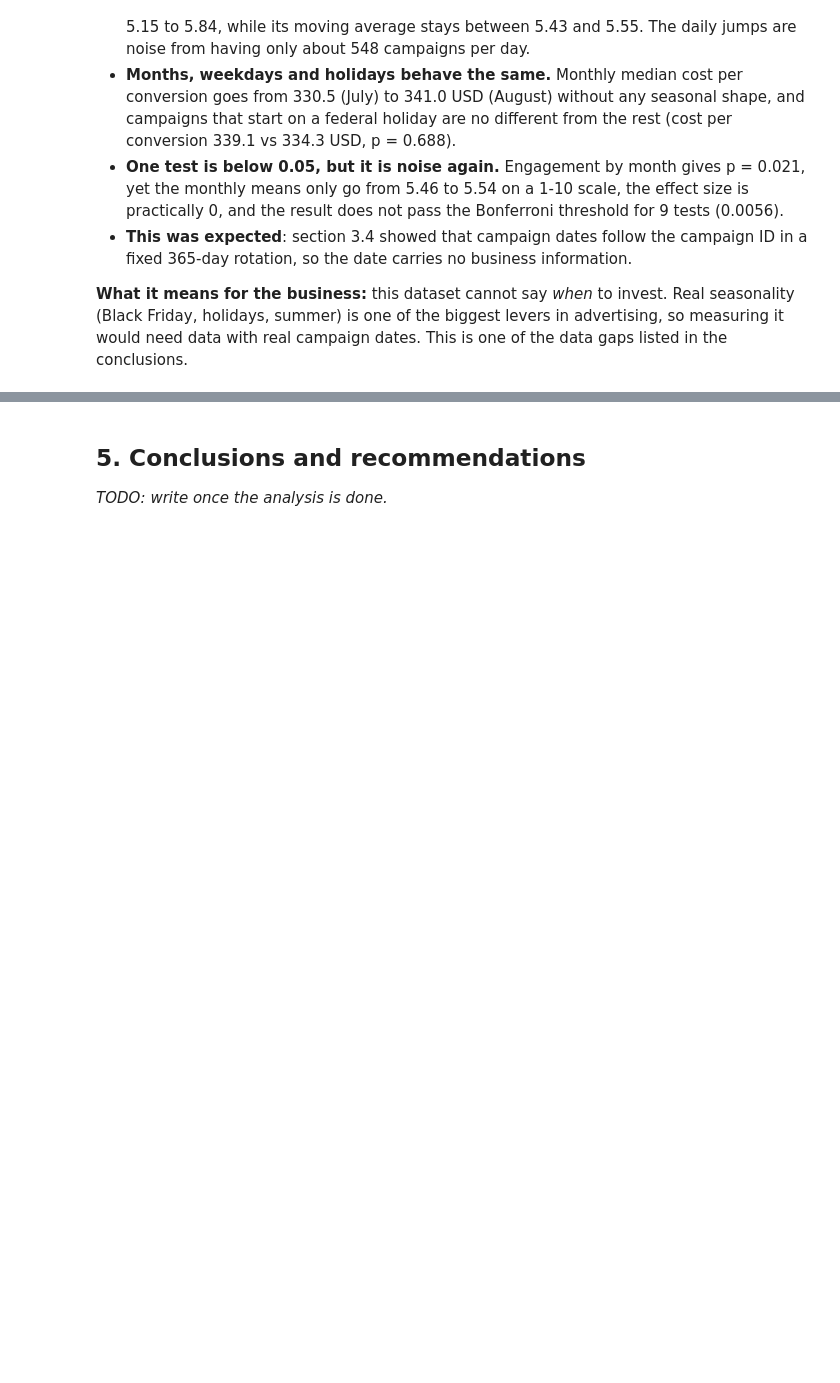
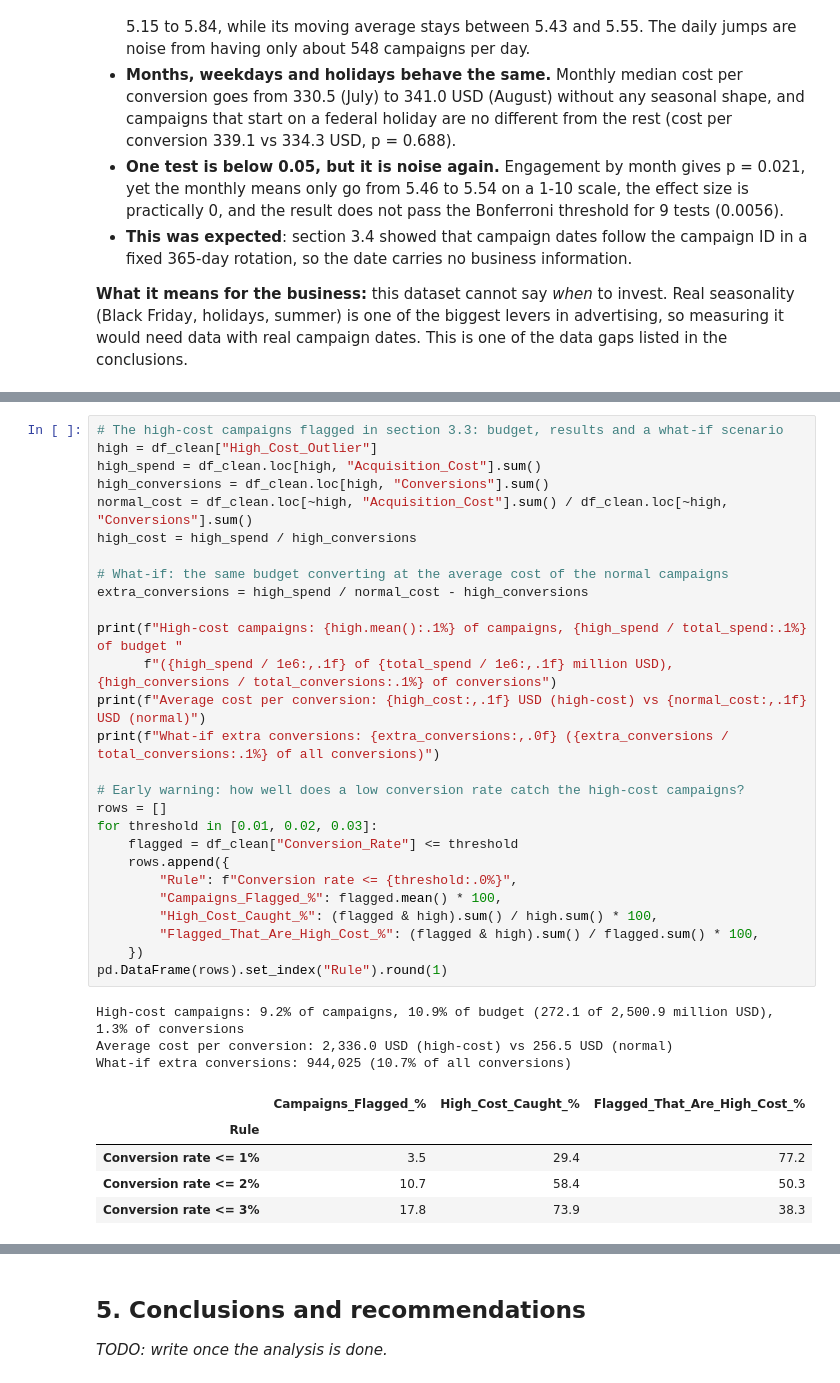
Before and after one commit to IA-P1-BCN/EDA_project_by_Rita, a Jupyter notebook: notebooks/01_eda_marketing_campaigns.ipynb, the cells around one changed output, grey strips where cells are left out. Cells and saved outputs as stored; diff of their text form; blank space fills up the shorter version.

```diff
--- a/notebooks/01_eda_marketing_campaigns.ipynb
+++ b/notebooks/01_eda_marketing_campaigns.ipynb
@@ -1088,0 +1252,36 @@ Is_Holiday Cost_per_Conversion                   False
+# %%
+# The high-cost campaigns flagged in section 3.3: budget, results and a what-if scenario
+high = df_clean["High_Cost_Outlier"]
+high_spend = df_clean.loc[high, "Acquisition_Cost"].sum()
+high_conversions = df_clean.loc[high, "Conversions"].sum()
+normal_cost = df_clean.loc[~high, "Acquisition_Cost"].sum() / df_clean.loc[~high, "Conversions"].sum()
+high_cost = high_spend / high_conversions
+
+# What-if: the same budget converting at the average cost of the normal campaigns
+extra_conversions = high_spend / normal_cost - high_conversions
+
+print(f"High-cost campaigns: {high.mean():.1%} of campaigns, {high_spend / total_spend:.1%} of budget "
+      f"({high_spend / 1e6:,.1f} of {total_spend / 1e6:,.1f} million USD), {high_conversions / total_conversions:.1%} of conversions")
+print(f"Average cost per conversion: {high_cost:,.1f} USD (high-cost) vs {normal_cost:,.1f} USD (normal)")
+print(f"What-if extra conversions: {extra_conversions:,.0f} ({extra_conversions / total_conversions:.1%} of all conversions)")
+
+# Early warning: how well does a low conversion rate catch the high-cost campaigns?
+rows = []
+for threshold in [0.01, 0.02, 0.03]:
+    flagged = df_clean["Conversion_Rate"] <= threshold
+    rows.append({
+        "Rule": f"Conversion rate <= {threshold:.0%}",
+        "Campaigns_Flagged_%": flagged.mean() * 100,
+        "High_Cost_Caught_%": (flagged & high).sum() / high.sum() * 100,
+        "Flagged_That_Are_High_Cost_%": (flagged & high).sum() / flagged.sum() * 100,
+    })
+pd.DataFrame(rows).set_index("Rule").round(1)
+# %% [output]
+High-cost campaigns: 9.2% of campaigns, 10.9% of budget (272.1 of 2,500.9 million USD), 1.3% of conversions
+Average cost per conversion: 2,336.0 USD (high-cost) vs 256.5 USD (normal)
+What-if extra conversions: 944,025 (10.7% of all conversions)
+|  | Campaigns_Flagged_% | High_Cost_Caught_% | Flagged_That_Are_High_Cost_% |
+| Rule |  |  |  |
+| Conversion rate <= 1% | 3.5 | 29.4 | 77.2 |
+| Conversion rate <= 2% | 10.7 | 58.4 | 50.3 |
+| Conversion rate <= 3% | 17.8 | 73.9 | 38.3 |
```
Also changed, not shown: parts of 9 cells of this notebook, 2 other files.
